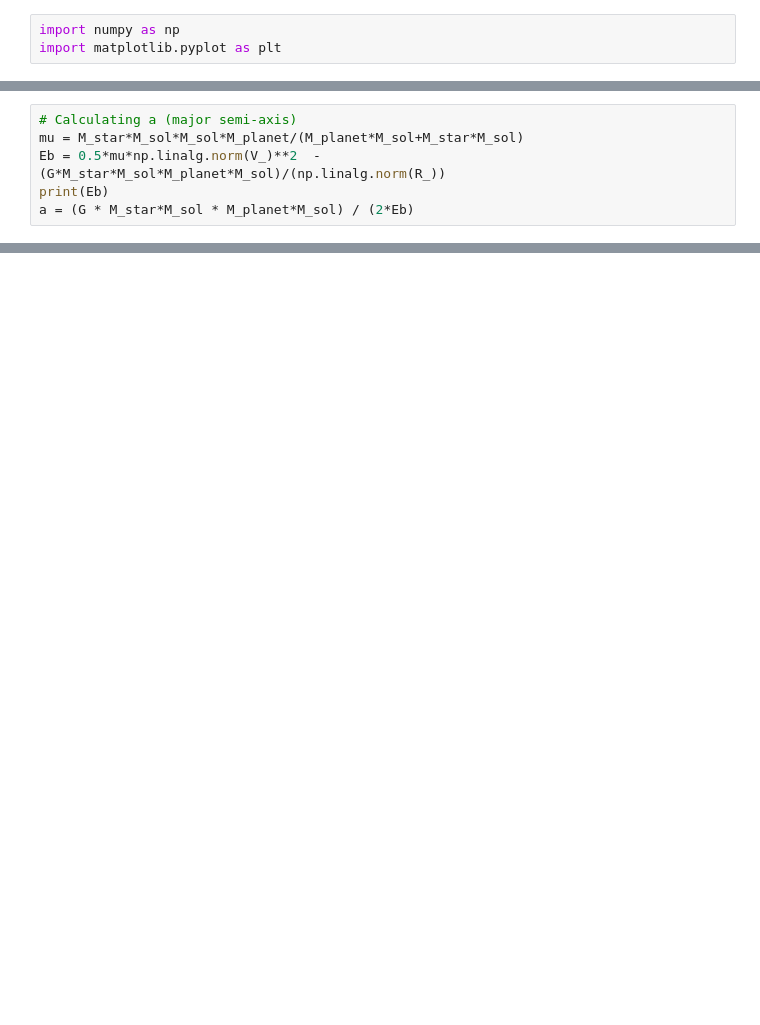
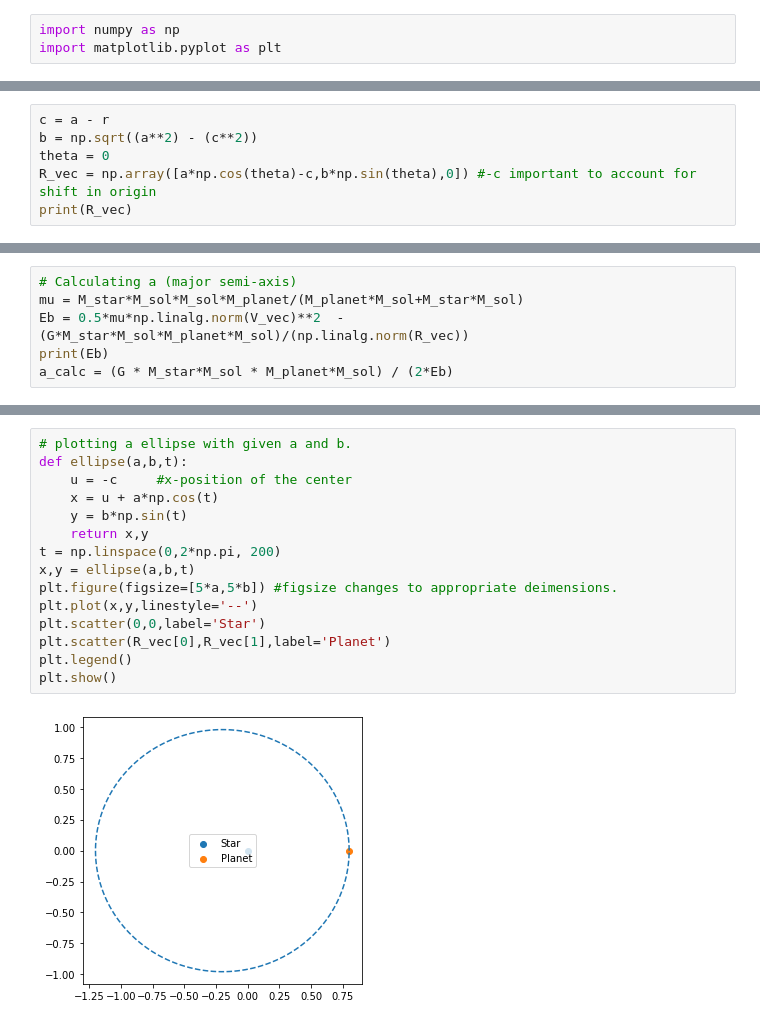
Before and after one commit to RhysAlfShaw/MSc_Project_Code, a Jupyter notebook: Creating_Planetary_System.ipynb, the cells around one changed output, grey strips where cells are left out. Drawn from its saved outputs; the diff is of its cells as text; blank space fills up the shorter version.

```diff
--- a/Creating_Planetary_System.ipynb
+++ b/Creating_Planetary_System.ipynb
@@ -15,0 +13,6 @@ A_ = np.array([a*AU,0,0])
+# %%
+c = a - r
+b = np.sqrt((a**2) - (c**2))
+theta = 0
+R_vec = np.array([a*np.cos(theta)-c,b*np.sin(theta),0]) #-c important to account for shift in origin
+print(R_vec)
@@ -24,7 +32,7 @@ V = [    0.         16386.69455809     0.        ] m/s
 # %%
 # Calculating a (major semi-axis)
 mu = M_star*M_sol*M_sol*M_planet/(M_planet*M_sol+M_star*M_sol)
-Eb = 0.5*mu*np.linalg.norm(V_)**2  - (G*M_star*M_sol*M_planet*M_sol)/(np.linalg.norm(R_))
+Eb = 0.5*mu*np.linalg.norm(V_vec)**2  - (G*M_star*M_sol*M_planet*M_sol)/(np.linalg.norm(R_vec))
 print(Eb)
-a = (G * M_star*M_sol * M_planet*M_sol) / (2*Eb)
+a_calc = (G * M_star*M_sol * M_planet*M_sol) / (2*Eb)
 # %% [output]
@@ -42,0 +51,17 @@ print(e)
+# %%
+# plotting a ellipse with given a and b.
+def ellipse(a,b,t):
+    u = -c     #x-position of the center
+    x = u + a*np.cos(t)
+    y = b*np.sin(t)
+    return x,y
+t = np.linspace(0,2*np.pi, 200)
+x,y = ellipse(a,b,t)
+plt.figure(figsize=[5*a,5*b]) #figsize changes to appropriate deimensions.
+plt.plot(x,y,linestyle='--')
+plt.scatter(0,0,label='Star')
+plt.scatter(R_vec[0],R_vec[1],label='Planet')
+plt.legend()
+plt.show()
+# %% [output]
+[figure, added]
```
Also changed, not shown: parts of 9 cells of this notebook.
